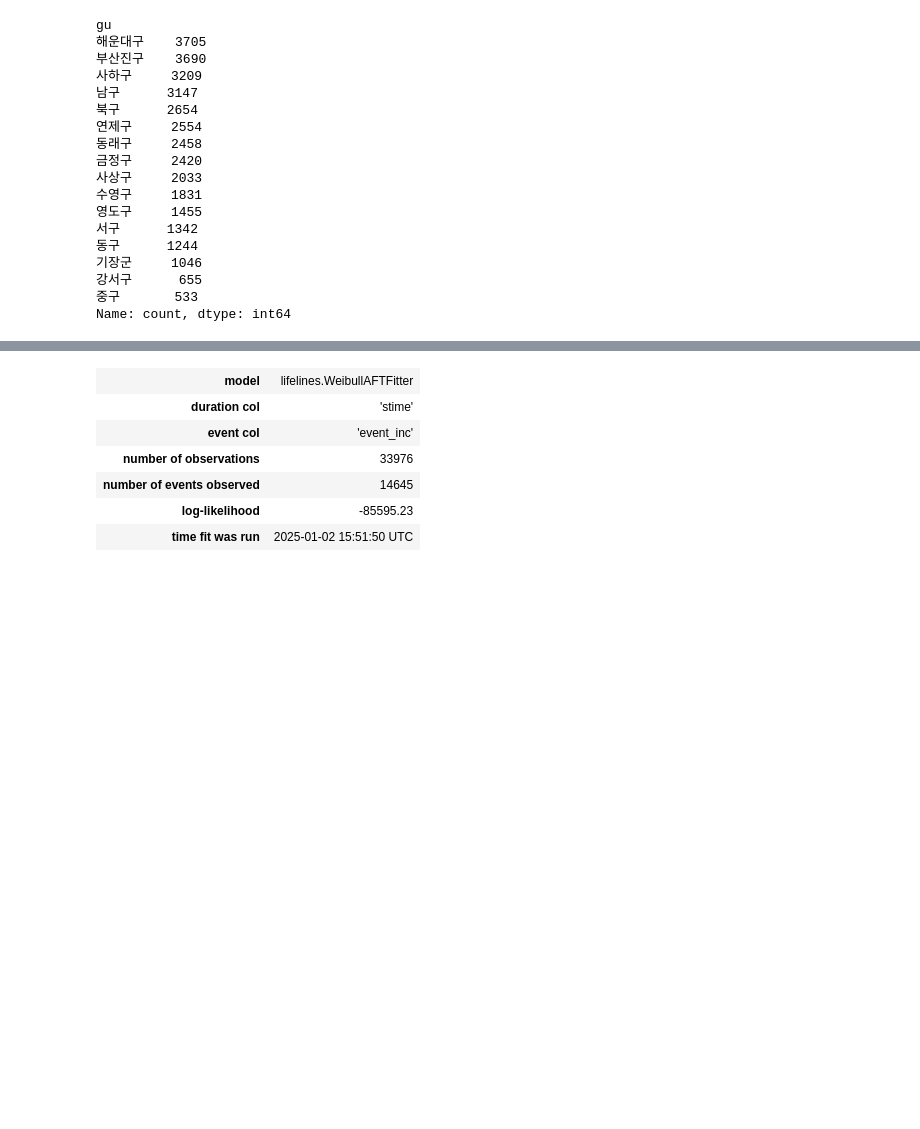
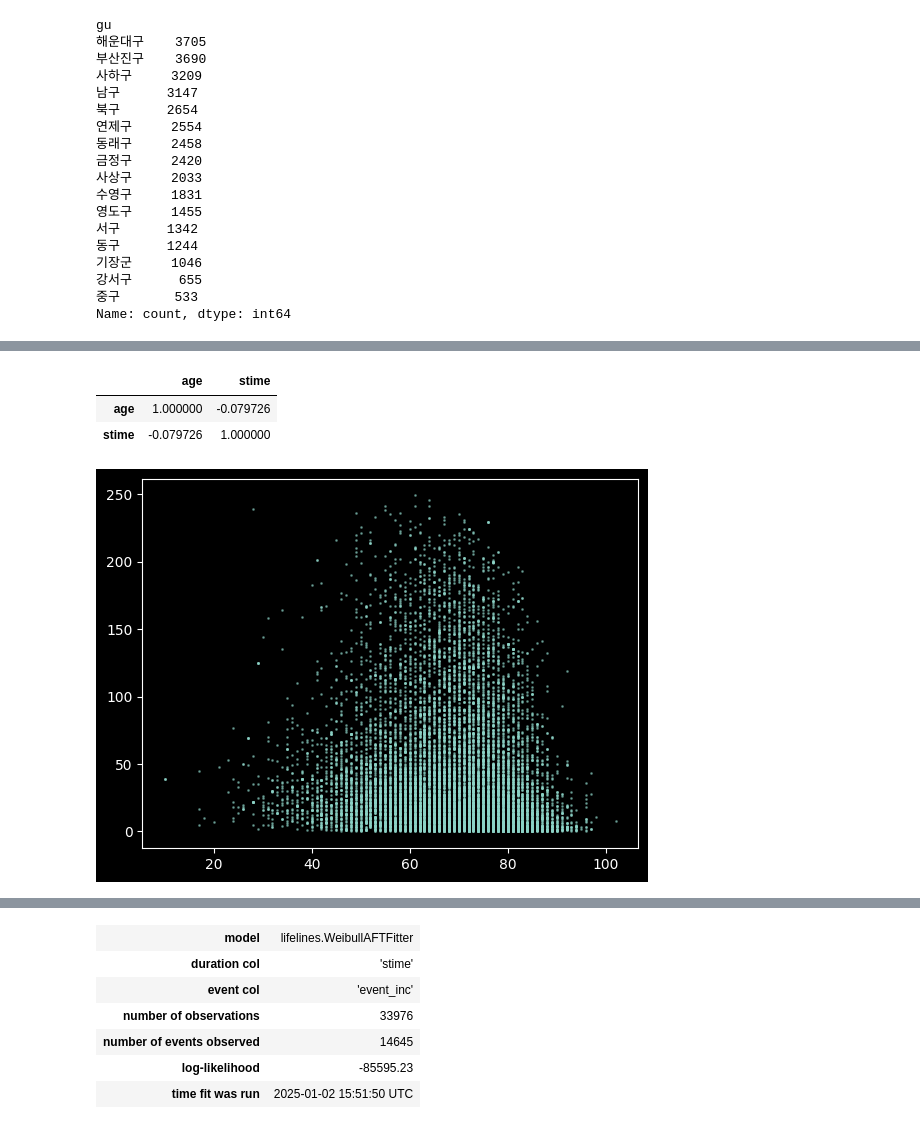
Before and after one commit to dohunhyeong/Busan_cancer_surv_analysis, a Jupyter notebook: SURV_DEF.ipynb, the cells around one changed output, grey strips where cells are left out. Saved outputs shown, nothing was run; the diff lists cells and outputs as text; code cells hidden in the pictures; blank space fills up the shorter version.

```diff
--- a/SURV_DEF.ipynb
+++ b/SURV_DEF.ipynb
@@ -1161,0 +483,17 @@ coxph.summary()
+# %%
+import matplotlib.pyplot as plt
+
+# 나이에 따른 생존시간.
+age = data[data["event_inc"] == 1]["age"]
+stime = data[data["event_inc"] == 1]["stime"]
+plt.scatter(age, stime, alpha=0.5, s=1)
+
+# age & stime 상관관계 분석 (event_inc == 1 인 경우만)
+age_stime_event_corr = pd.concat([age, stime], axis=1)
+age_stime_event_corr.corr()
+# corr = -0.079726 : 나이와 생존시간은 상관관계가 없다.
+# %% [output]
+|  | age | stime |
+| age | 1.000000 | -0.079726 |
+| stime | -0.079726 | 1.000000 |
+[figure, added]
```
Also changed, not shown: parts of 40 cells of this notebook, 4 other files.
